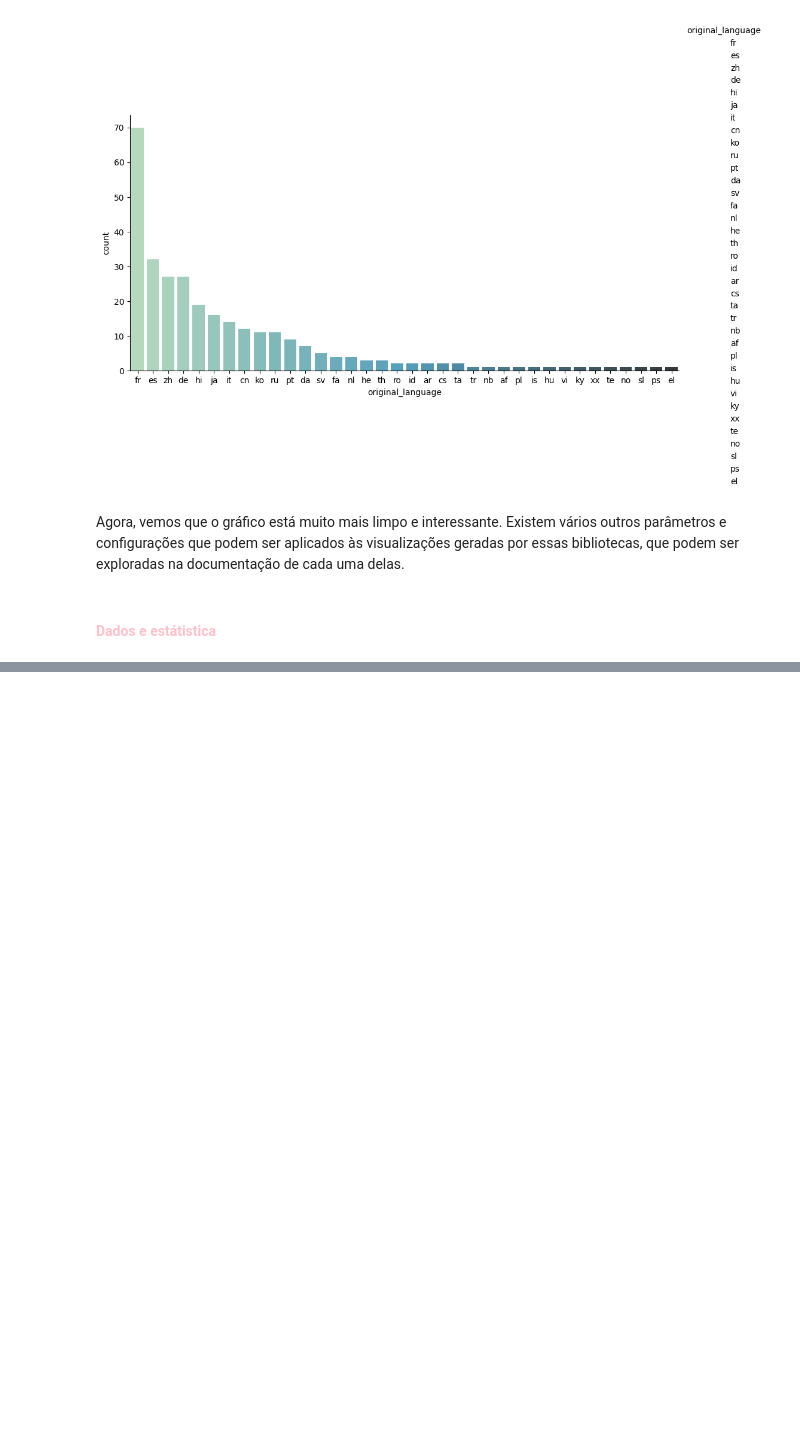
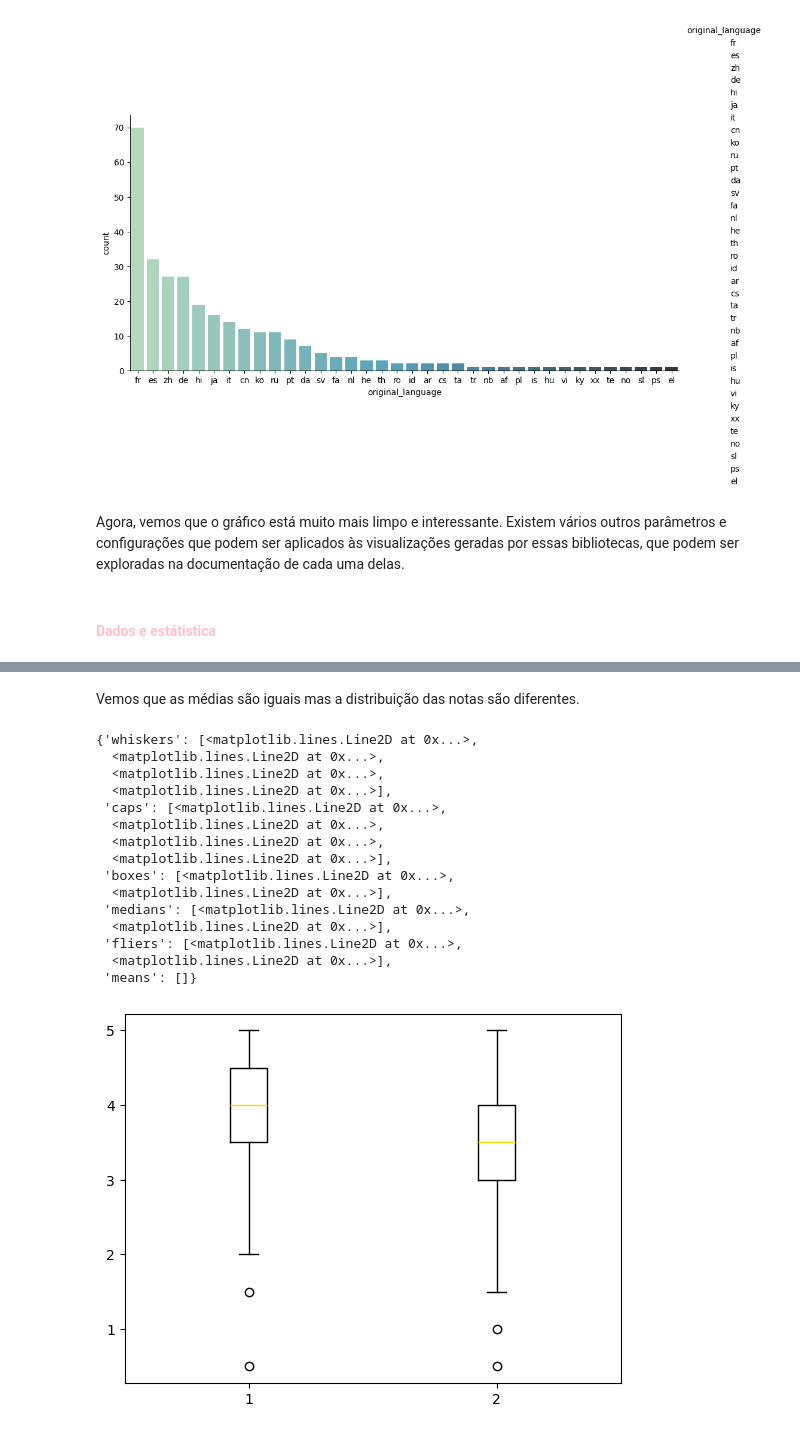
Before and after one commit to barbnrosa/data-science, a Jupyter notebook: curso1_dados_e_visualizacoes/analise-visualizacao-dados.ipynb, the cells around one changed output, grey strips where cells are left out. Cells and saved outputs as stored; diff of their text form; code cells hidden in the pictures; blank space fills up the shorter version.

```diff
--- a/curso1_dados_e_visualizacoes/analise-visualizacao-dados.ipynb
+++ b/curso1_dados_e_visualizacoes/analise-visualizacao-dados.ipynb
@@ -554,0 +563,4 @@ Agora, vemos que o gráfico está muito mais limpo e interessante. Existem vári
+# %%
+notas_do_toy_story = notas.query("filmeId==1")
+notas_do_jumanji = notas.query("filmeId==2")
+print(len(notas_do_toy_story), len(notas_do_jumanji))
@@ -554,0 +611,21 @@ Agora, vemos que o gráfico está muito mais limpo e interessante. Existem vári
+# %% [markdown]
+Vemos que as médias são iguais mas a distribuição das notas são diferentes.
+# %%
+plt.boxplot([notas_do_toy_story.nota, notas_do_jumanji.nota])
+# %% [output]
+{'whiskers': [<matplotlib.lines.Line2D at 0x...>,
+  <matplotlib.lines.Line2D at 0x...>,
+  <matplotlib.lines.Line2D at 0x...>,
+  <matplotlib.lines.Line2D at 0x...>],
+ 'caps': [<matplotlib.lines.Line2D at 0x...>,
+  <matplotlib.lines.Line2D at 0x...>,
+  <matplotlib.lines.Line2D at 0x...>,
+  <matplotlib.lines.Line2D at 0x...>],
+ 'boxes': [<matplotlib.lines.Line2D at 0x...>,
+  <matplotlib.lines.Line2D at 0x...>],
+ 'medians': [<matplotlib.lines.Line2D at 0x...>,
+  <matplotlib.lines.Line2D at 0x...>],
+ 'fliers': [<matplotlib.lines.Line2D at 0x...>,
+  <matplotlib.lines.Line2D at 0x...>],
+ 'means': []}
+[figure, added]
```
Also changed, not shown: parts of 19 cells of this notebook, 1 other file.
